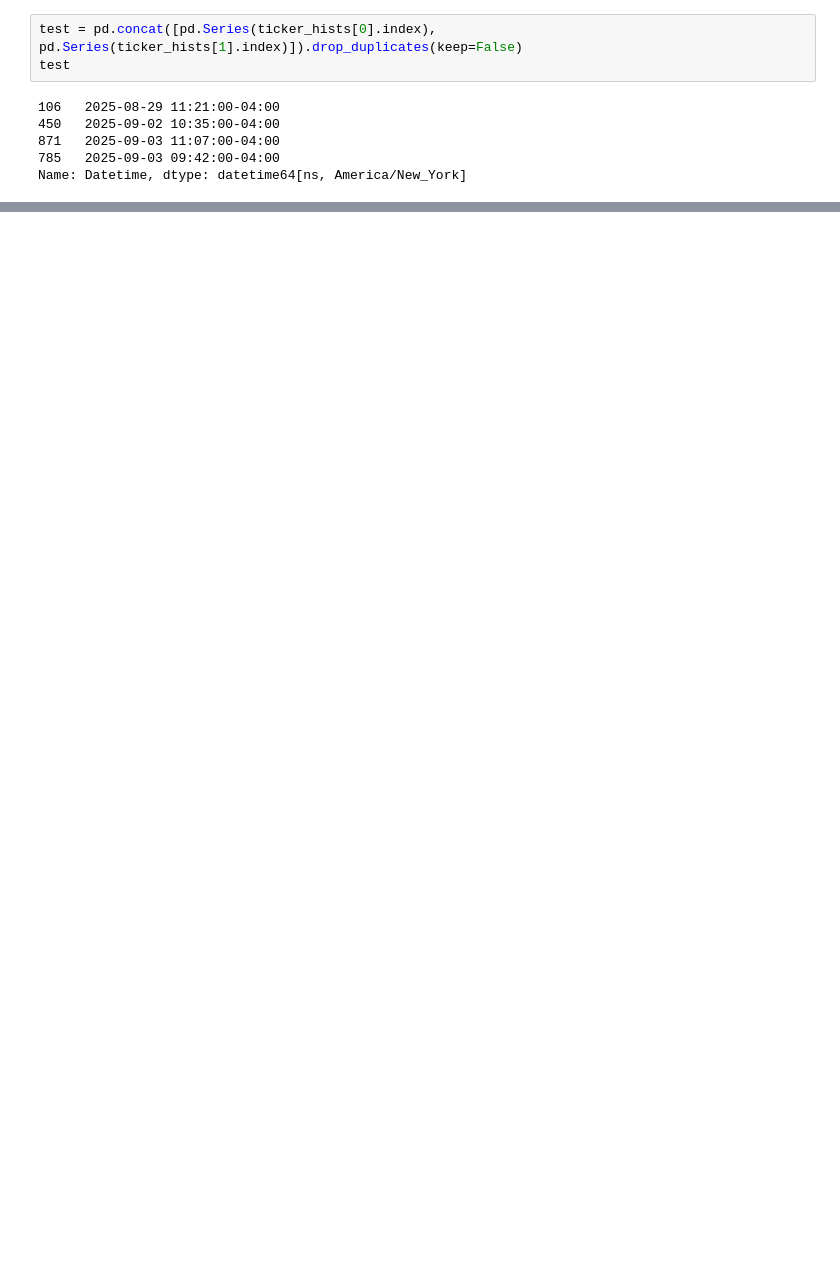
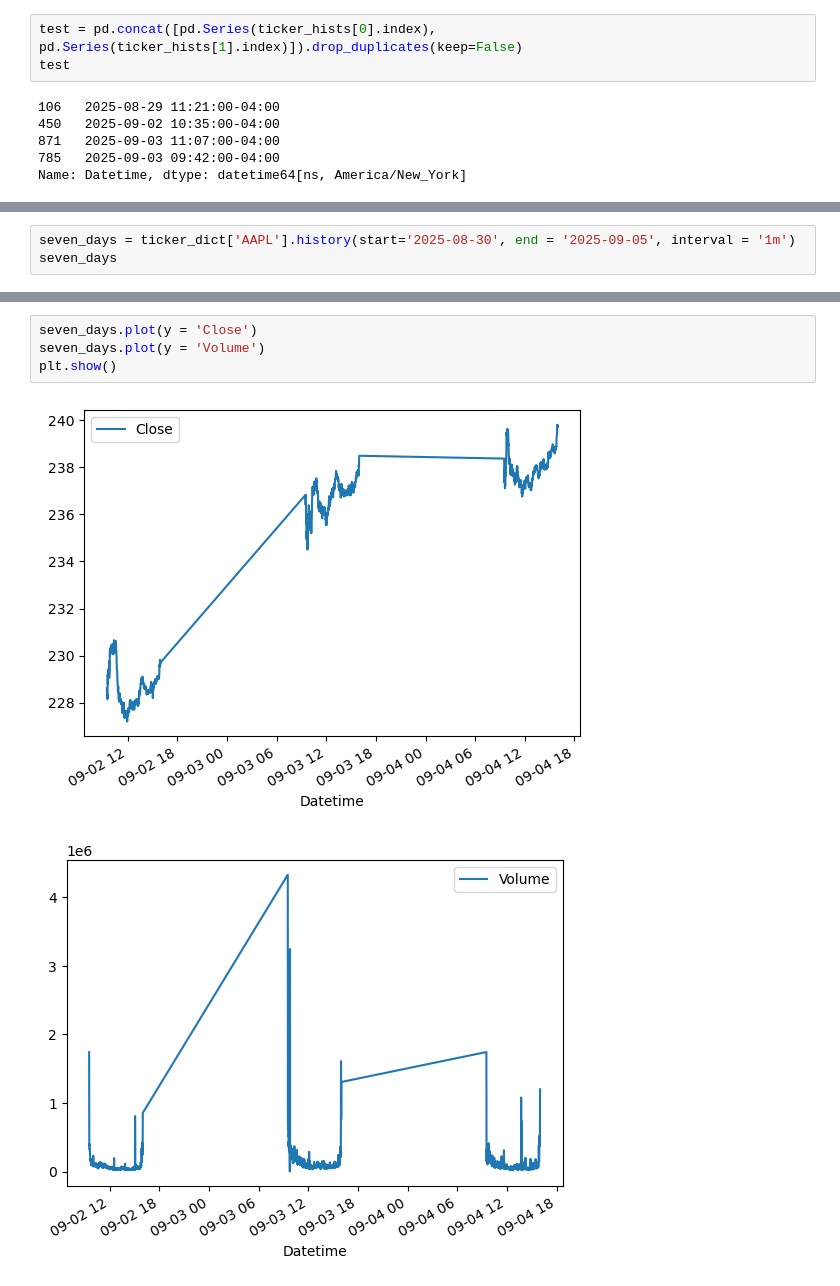
Before and after one commit to Zakaroo-AI/P2-7-PFund-Assg-1, a Jupyter notebook: yf_test.ipynb, the cells around one changed output, grey strips where cells are left out. Saved outputs shown, nothing was run; the diff lists cells and outputs as text; blank space fills up the shorter version.

```diff
--- a/yf_test.ipynb
+++ b/yf_test.ipynb
@@ -78,0 +76,3 @@ aapl_history
+# %%
+seven_days = ticker_dict['AAPL'].history(start='2025-08-30', end = '2025-09-05', interval = '1m')
+seven_days
@@ -78,0 +94,7 @@ aapl_history
+# %%
+seven_days.plot(y = 'Close')
+seven_days.plot(y = 'Volume')
+plt.show()
+# %% [output]
+[figure, added]
+[figure, added]
```
Also changed, not shown: parts of 12 cells of this notebook, 1 other file.
